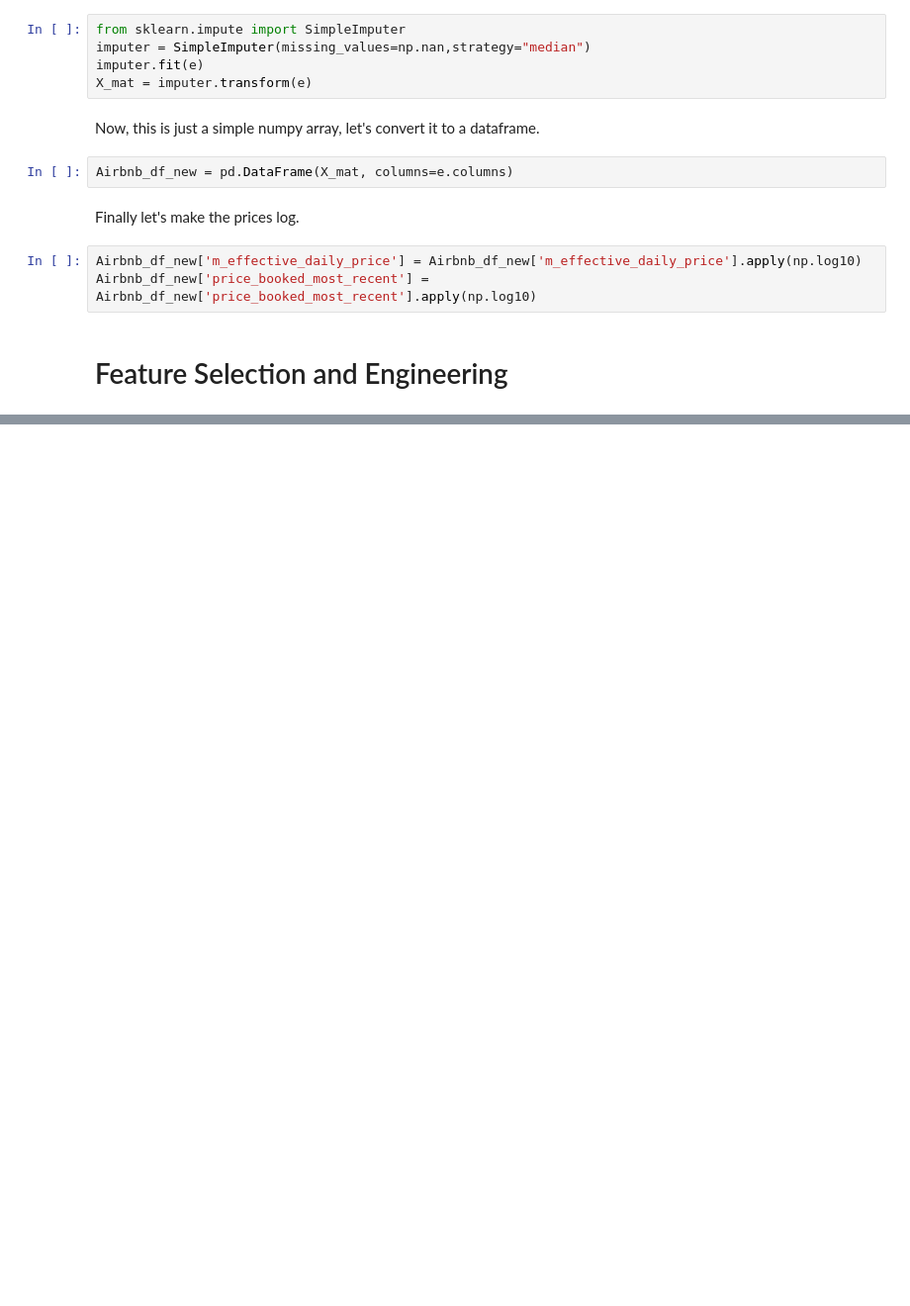
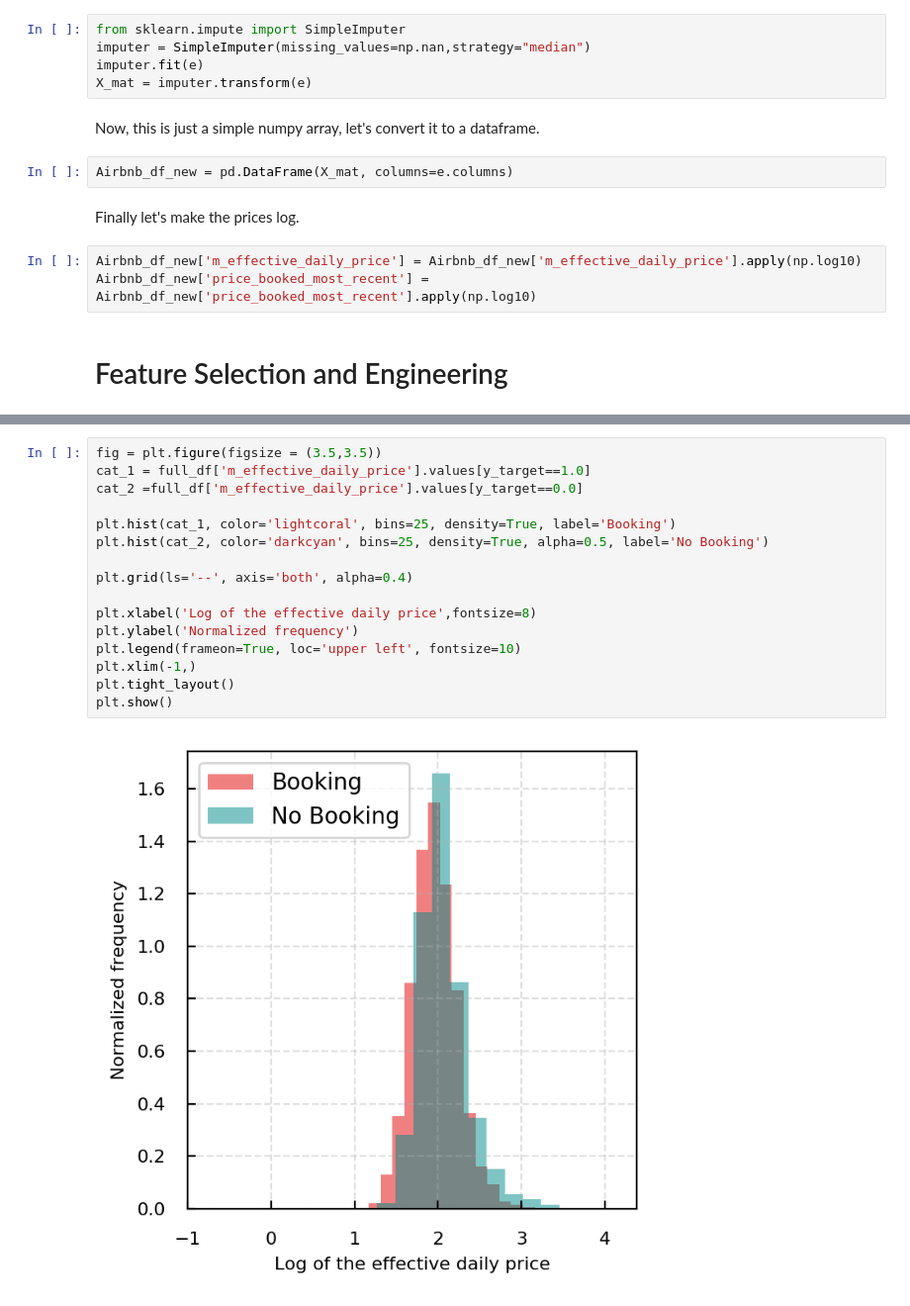
Before and after one commit to dtanoglidis/problem-set-3, a Jupyter notebook: Airbnb data challenge.ipynb, the cells around one changed output, grey strips where cells are left out. Shown at 99% size. Drawn from its saved outputs; the diff is of its cells as text; blank space fills up the shorter version.

```diff
--- a/Airbnb data challenge.ipynb
+++ b/Airbnb data challenge.ipynb
@@ -292,0 +347,18 @@ Airbnb_df_new['price_booked_most_recent'] = Airbnb_df_new['price_booked_most_rec
+# %%
+fig = plt.figure(figsize = (3.5,3.5))
+cat_1 = full_df['m_effective_daily_price'].values[y_target==1.0]
+cat_2 =full_df['m_effective_daily_price'].values[y_target==0.0]
+
+plt.hist(cat_1, color='lightcoral', bins=25, density=True, label='Booking')
+plt.hist(cat_2, color='darkcyan', bins=25, density=True, alpha=0.5, label='No Booking')
+
+plt.grid(ls='--', axis='both', alpha=0.4)
+
+plt.xlabel('Log of the effective daily price',fontsize=8)
+plt.ylabel('Normalized frequency')
+plt.legend(frameon=True, loc='upper left', fontsize=10)
+plt.xlim(-1,)
+plt.tight_layout()
+plt.show()
+# %% [output]
+[figure, added]
```
Also changed, not shown: parts of 8 cells of this notebook.
